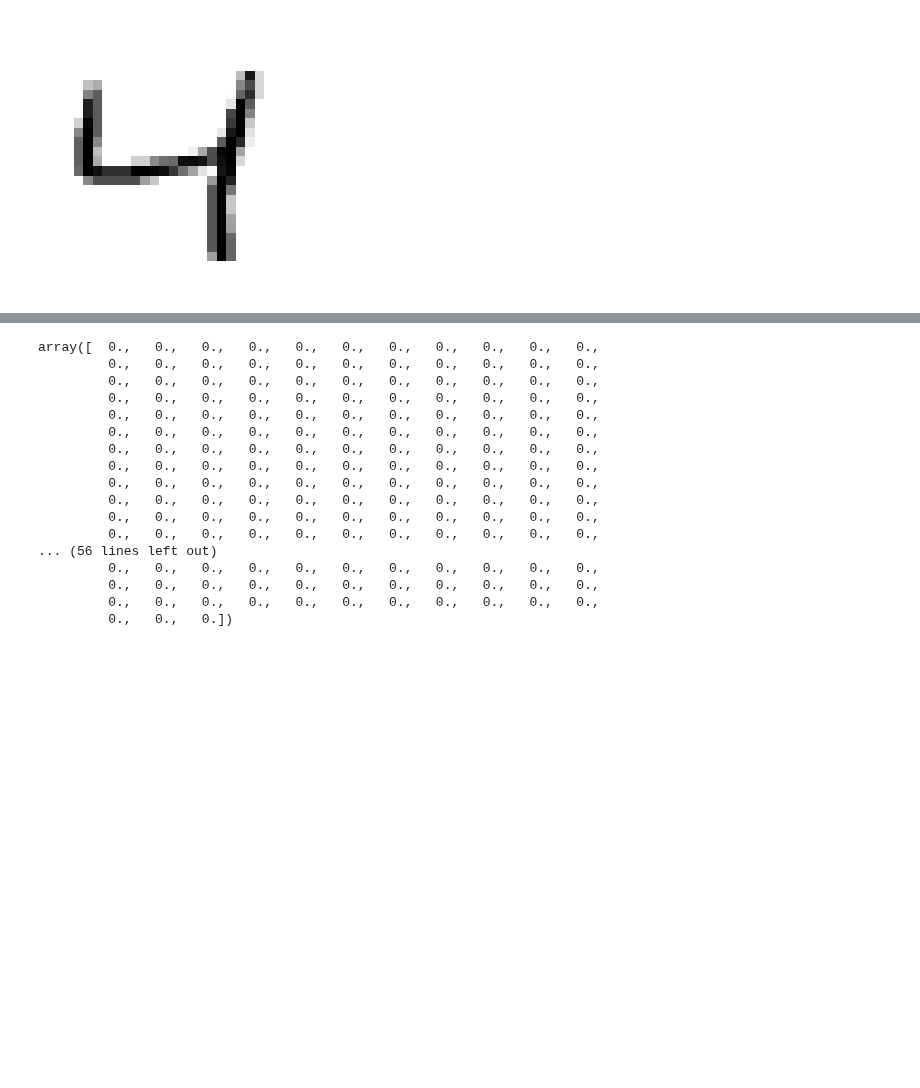
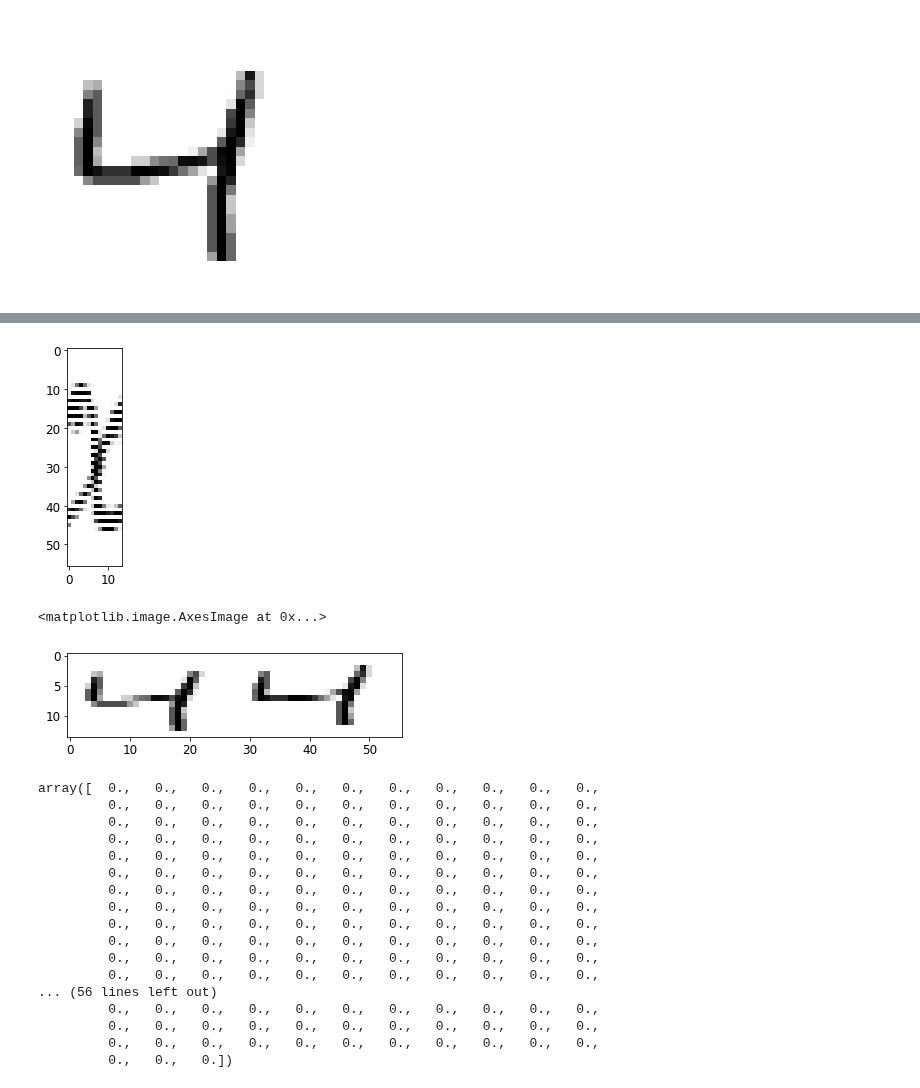
Before and after one commit to furnn/Programers, a Jupyter notebook: month2/[KDT] 인공지능 6,7주차 강의자료/ML_Linear_Models_Practice.ipynb, the cells around one changed output, grey strips where cells are left out. Drawn from its saved outputs; the diff is of its cells as text; code cells hidden in the pictures; blank space fills up the shorter version.

```diff
--- a/month2/[KDT] 인공지능 6,7주차 강의자료/ML_Linear_Models_Practice.ipynb
+++ b/month2/[KDT] 인공지능 6,7주차 강의자료/ML_Linear_Models_Practice.ipynb
@@ -98,3 +117,11 @@ Saving figure some_digit_plot
+# %%
+plt.imshow(X.iloc[1].to_numpy().reshape(56,14), cmap=mpl.cm.Greys)
+plt.show()
+plt.imshow(X.iloc[2].to_numpy().reshape(14,-1), cmap=mpl.cm.binary)
+# %% [output]
+[figure, added]
+<matplotlib.image.AxesImage at 0x...>
+[figure, added]
 # %%
 some_digit
 # %% [output]
```
Also changed, not shown: parts of 8 cells of this notebook, 1 other file.
